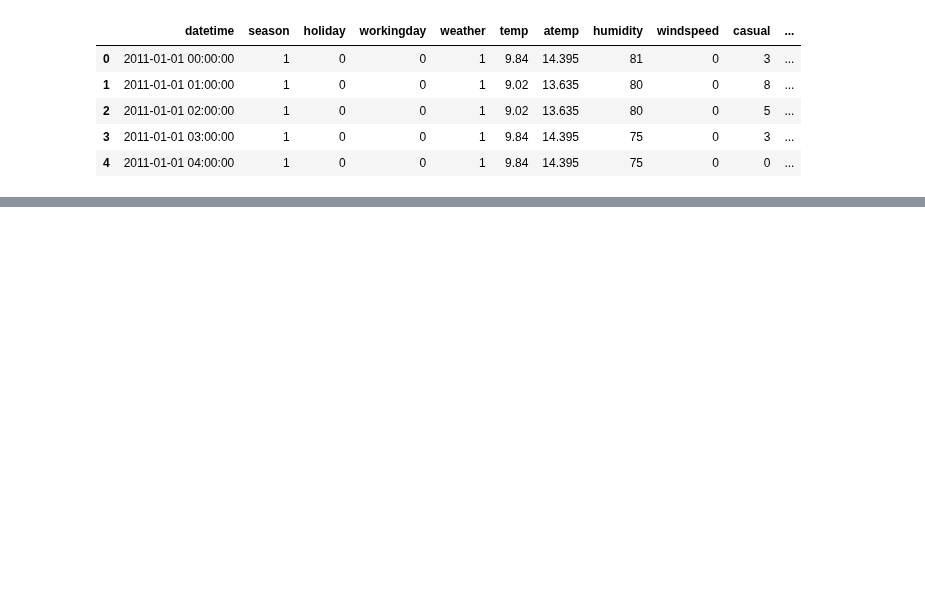
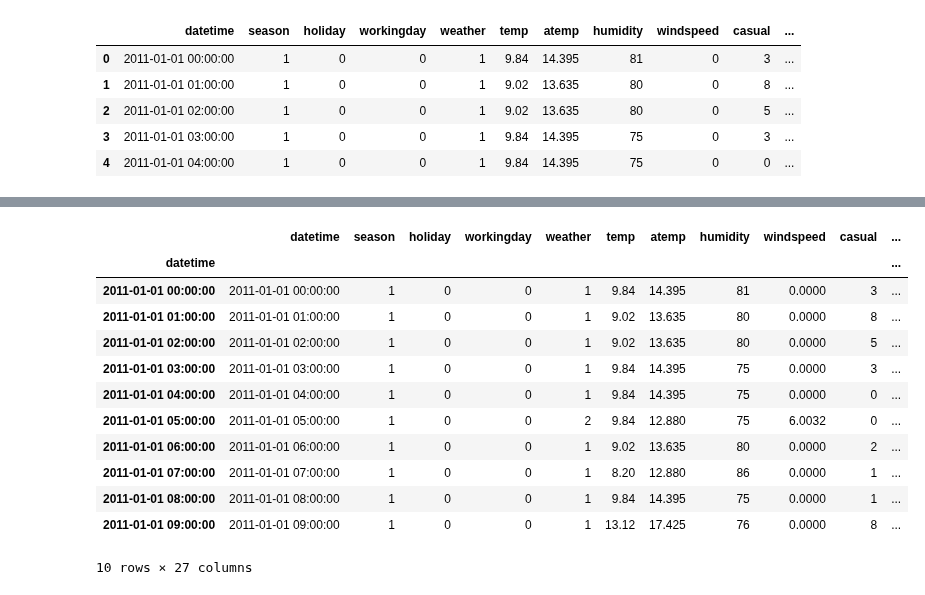
Before and after one commit to sayantansatpati/ml, a Jupyter notebook: kaggle/bike-sharing/bike-sharing-1.ipynb, the cells around one changed output, grey strips where cells are left out. Drawn from its saved outputs; the diff is of its cells as text; code cells hidden in the pictures; blank space fills up the shorter version.

```diff
--- a/kaggle/bike-sharing/bike-sharing-1.ipynb
+++ b/kaggle/bike-sharing/bike-sharing-1.ipynb
@@ -36,0 +40,7 @@ df.head()
+# %%
+weather_dummies = pd.get_dummies(df['weather'], prefix='weather')
+weather_dummies.head()
+season_dummies = pd.get_dummies(df['season'], prefix='season')
+season_dummies.head()
+x = pd.concat([weather_dummies, season_dummies], axis=1)
+x.head()
@@ -36,0 +54,31 @@ df.head()
+# %%
+# Feature Engineering/Extraction
+def feature_extraction(dataframe):
+    '''Engineer Features from Data'''
+    '''Break Date Time into multiple features: year, month, day, hr etc'''
+    dataframe.index = pd.to_datetime(dataframe['datetime']) # creating an index from the timestamp
+    dataframe['year']= dataframe.index.year # year
+    dataframe['month'] = dataframe.index.month # month
+    dataframe['hour'] = dataframe.index.hour # hours
+    dataframe['day'] = dataframe.index.dayofweek # day of week (Monday=0, Sunday=6)
+    dataframe['dayofyear'] = dataframe.index.dayofyear
+    dataframe['week'] = dataframe.index.week
+    dataframe['quarter'] = dataframe.index.quarter
+
+    # Weather
+    #weather_dummies = pd.get_dummies(dataframe['weather'], prefix='weather')
+    #dataframe = pd.concat([dataframe, weather_dummies], axis=1)
+
+    dataframe['weather1'] = dataframe['weather'].map(lambda x: 1 if x == 1 else 0)
+    dataframe['weather2'] = dataframe['weather'].map(lambda x: 1 if x == 2 else 0)
+    dataframe['weather3'] = dataframe['weather'].map(lambda x: 1 if x == 3 else 0)
+    dataframe['weather4'] = dataframe['weather'].map(lambda x: 1 if x == 4 else 0)
+
+    # Season
+    #season_dummies = pd.get_dummies(dataframe['season'], prefix='season')
+    #dataframe = pd.concat([dataframe, season_dummies], axis=1)
+
+    dataframe['season1'] = dataframe['season'].map(lambda x: 1 if x == 1 else 0)
+    dataframe['season2'] = dataframe['season'].map(lambda x: 1 if x == 2 else 0)
+    dataframe['season3'] = dataframe['season'].map(lambda x: 1 if x == 3 else 0)
+    dataframe['season4'] = dataframe['season'].map(lambda x: 1 if x == 4 else 0)
@@ -36,0 +94,17 @@ df.head()
+# %%
+feature_extraction(df)
+df.head(10)
+# %% [output]
+|  | datetime | season | holiday | workingday | weather | temp | atemp | humidity | windspeed | casual | ... |
+| datetime |  |  |  |  |  |  |  |  |  |  | ... |
+| 2011-01-01 00:00:00 | 2011-01-01 00:00:00 | 1 | 0 | 0 | 1 | 9.84 | 14.395 | 81 | 0.0000 | 3 | ... |
+| 2011-01-01 01:00:00 | 2011-01-01 01:00:00 | 1 | 0 | 0 | 1 | 9.02 | 13.635 | 80 | 0.0000 | 8 | ... |
+| 2011-01-01 02:00:00 | 2011-01-01 02:00:00 | 1 | 0 | 0 | 1 | 9.02 | 13.635 | 80 | 0.0000 | 5 | ... |
+| 2011-01-01 03:00:00 | 2011-01-01 03:00:00 | 1 | 0 | 0 | 1 | 9.84 | 14.395 | 75 | 0.0000 | 3 | ... |
+| 2011-01-01 04:00:00 | 2011-01-01 04:00:00 | 1 | 0 | 0 | 1 | 9.84 | 14.395 | 75 | 0.0000 | 0 | ... |
+| 2011-01-01 05:00:00 | 2011-01-01 05:00:00 | 1 | 0 | 0 | 2 | 9.84 | 12.880 | 75 | 6.0032 | 0 | ... |
+| 2011-01-01 06:00:00 | 2011-01-01 06:00:00 | 1 | 0 | 0 | 1 | 9.02 | 13.635 | 80 | 0.0000 | 2 | ... |
+| 2011-01-01 07:00:00 | 2011-01-01 07:00:00 | 1 | 0 | 0 | 1 | 8.20 | 12.880 | 86 | 0.0000 | 1 | ... |
+| 2011-01-01 08:00:00 | 2011-01-01 08:00:00 | 1 | 0 | 0 | 1 | 9.84 | 14.395 | 75 | 0.0000 | 1 | ... |
+| 2011-01-01 09:00:00 | 2011-01-01 09:00:00 | 1 | 0 | 0 | 1 | 13.12 | 17.425 | 76 | 0.0000 | 8 | ... |
+10 rows × 27 columns
```
Also changed, not shown: parts of 27 cells of this notebook, 1 other file.
